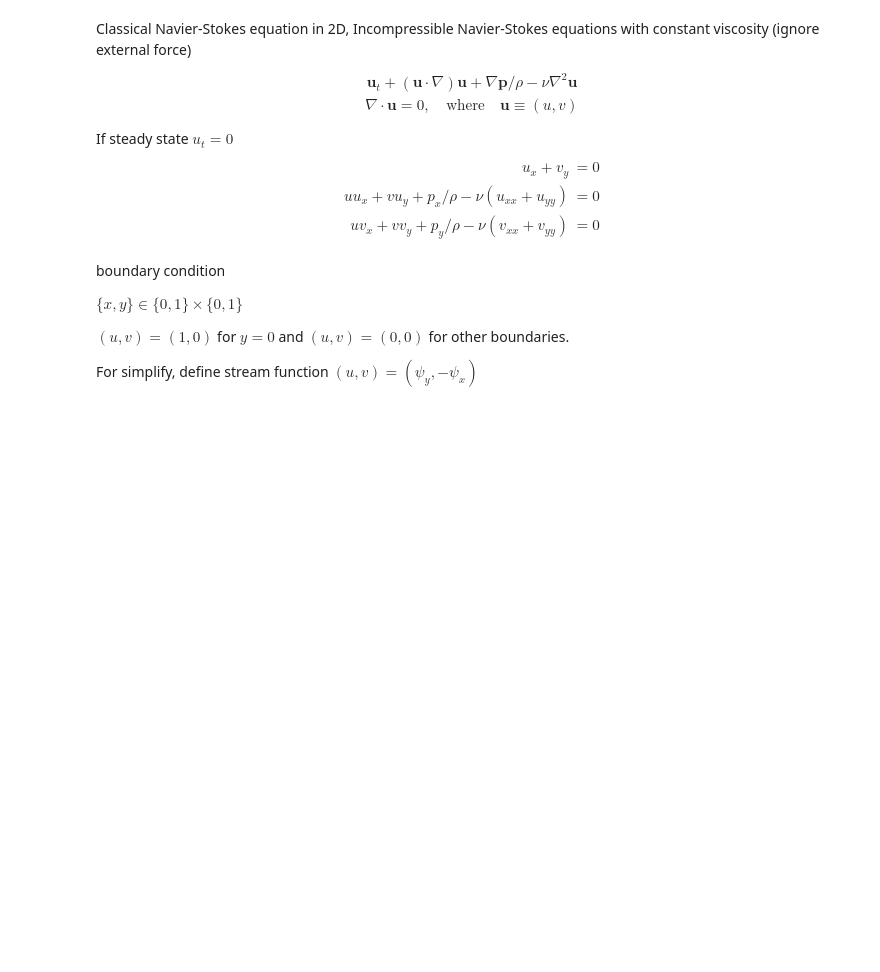
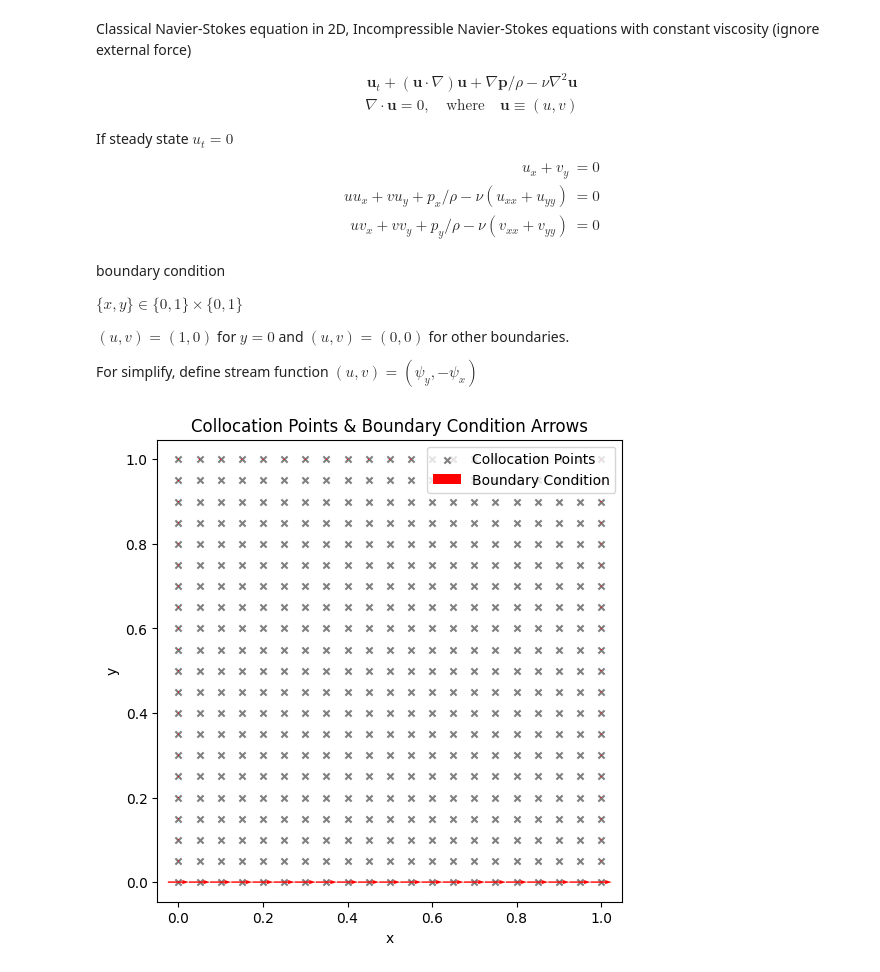
Before and after one commit to pco0511/ph413-comp-ph, a Jupyter notebook: homeworks/HW6/ODE_2_assignment.ipynb, the cells around one changed output. Drawn from its saved outputs; the diff is of its cells as text; code cells hidden in the pictures; blank space fills up the shorter version.

```diff
--- a/homeworks/HW6/ODE_2_assignment.ipynb
+++ b/homeworks/HW6/ODE_2_assignment.ipynb
@@ -34,0 +36,8 @@ For simplify, define stream function $ (u, v) = (\psi_y, -\psi_x)$
+# %%
+SEED = 5678
+key = jax.random.PRNGKey(SEED)
+rho = 1.0
+nu = 0.4
+
+xrange = [0, 1]
+trange = [0, 1]
@@ -34,0 +79,25 @@ For simplify, define stream function $ (u, v) = (\psi_y, -\psi_x)$
+# %%
+x_col, y_col, x_bc, y_bc, u_bc, v_bc = dataset_gen(n_slices=20)
+
+plt.figure(figsize=(6,6))
+plt.scatter(x_col, y_col,
+            marker='x', s=20, color='gray',
+            label='Collocation Points')
+
+plt.quiver(
+    x_bc, y_bc,
+    u_bc, v_bc,
+    angles='xy', scale_units='xy', scale=20,
+    width=0.003, headwidth=3, headlength=5,
+    pivot='mid',
+    color='red', label='Boundary Condition'
+)
+
+plt.xlabel('x')
+plt.ylabel('y')
+plt.title('Collocation Points & Boundary Condition Arrows')
+plt.axis('equal')
+plt.legend()
+plt.show()
+# %% [output]
+[figure, added]
```
Also changed, not shown: parts of 11 cells of this notebook, 2 other files.
